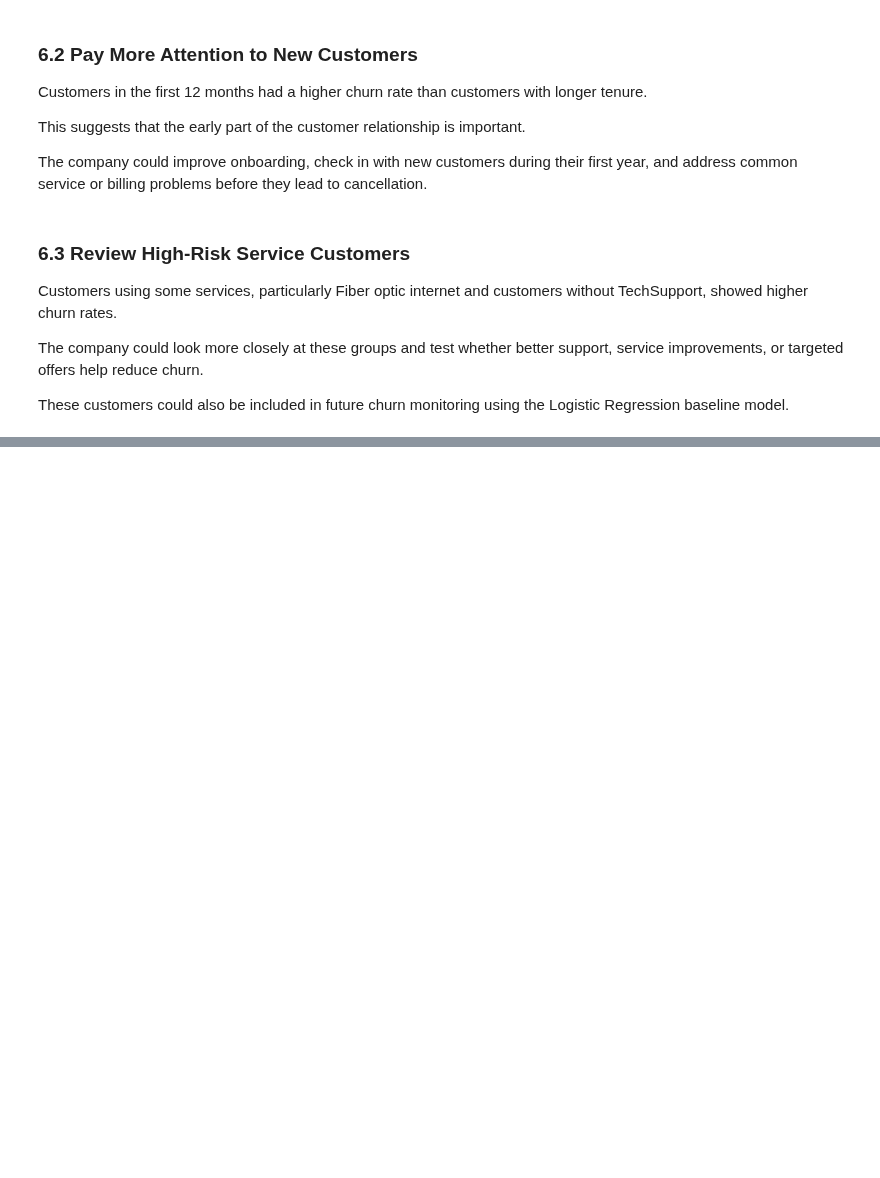
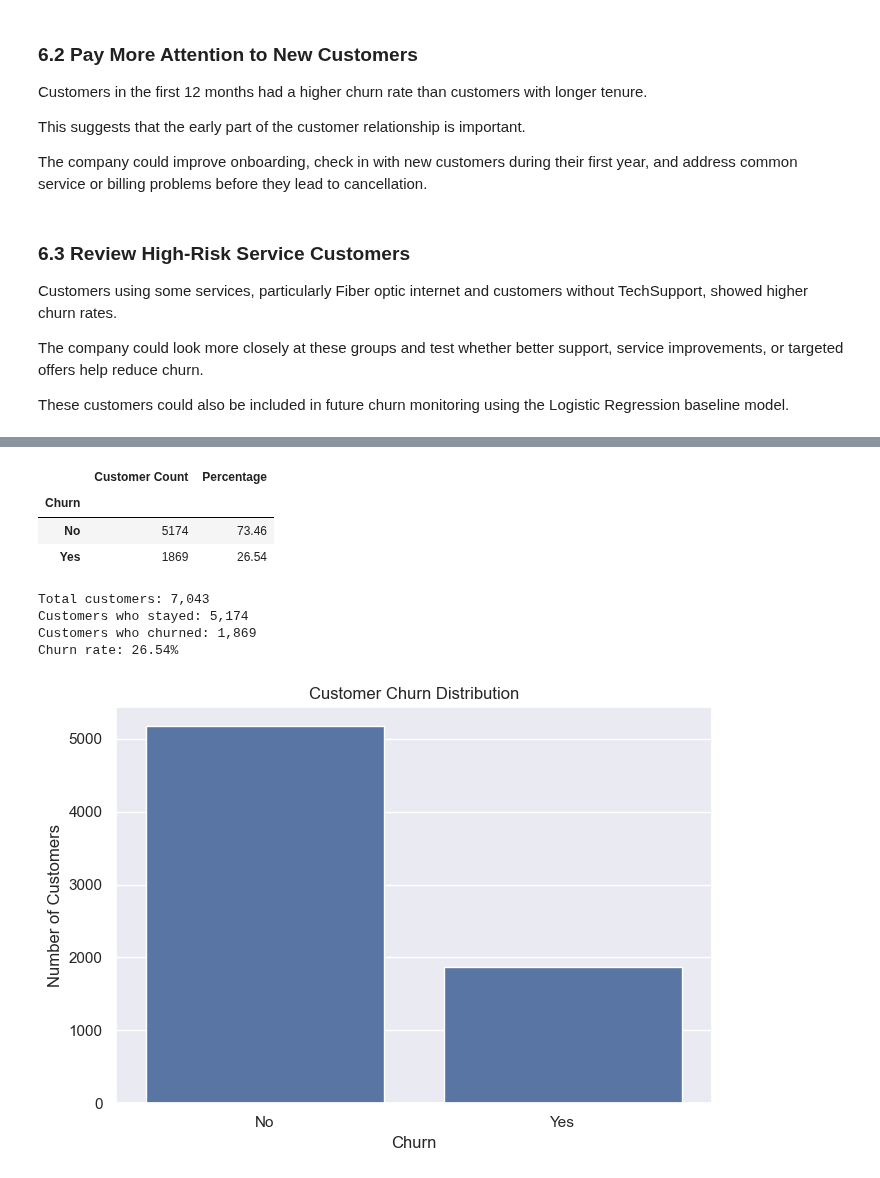
Before and after one commit to francisparwez/telco-customer-churn, a Jupyter notebook: Telco_Churn.ipynb, the cells around one changed output, grey strips where cells are left out. Drawn from its saved outputs; the diff is of its cells as text; code cells hidden in the pictures; blank space fills up the shorter version.

Commit message:
08 Strengthen Churn Analysis and Class Imbalance

```diff
--- a/Telco_Churn.ipynb
+++ b/Telco_Churn.ipynb
@@ -1408,0 +1427,47 @@ These customers could also be included in future churn monitoring using the Logi
+# %%
+churn_counts = df["Churn"].value_counts()
+churn_percentages = df["Churn"].value_counts(normalize=True) * 100
+
+churn_summary = pd.DataFrame({
+    "Customer Count": churn_counts,
+    "Percentage": churn_percentages.round(2)
+})
+
+churn_summary
+# %% [output]
+|  | Customer Count | Percentage |
+| Churn |  |  |
+| No | 5174 | 73.46 |
+| Yes | 1869 | 26.54 |
+# %%
+print(f"Total customers: {len(df):,}")
+print(f"Customers who stayed: {(df['Churn'] == 'No').sum():,}")
+print(f"Customers who churned: {(df['Churn'] == 'Yes').sum():,}")
+print(f"Churn rate: {df['Churn'].eq('Yes').mean() * 100:.2f}%")
+# %% [output]
+Total customers: 7,043
+Customers who stayed: 5,174
+Customers who churned: 1,869
+Churn rate: 26.54%
+# %%
+plt.figure(figsize=(7, 5))
+
+sns.countplot(
+    data=df,
+    x="Churn"
+)
+
+plt.title("Customer Churn Distribution")
+plt.xlabel("Churn")
+plt.ylabel("Number of Customers")
+plt.tight_layout()
+
+plt.savefig(
+    "./images/13_churn_class_imbalance.png",
+    dpi=300,
+    bbox_inches="tight"
+)
+
+plt.show()
+# %% [output]
+[figure, added]
```
Also changed, not shown: parts of 24 cells of this notebook, 9 other files.
